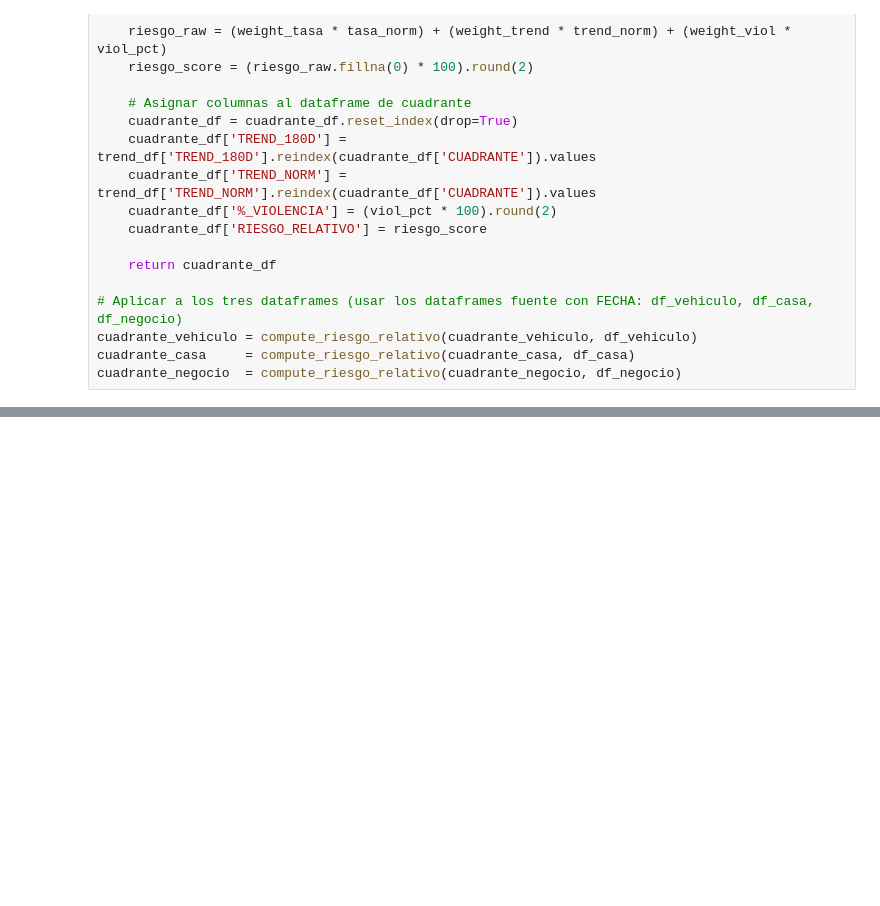
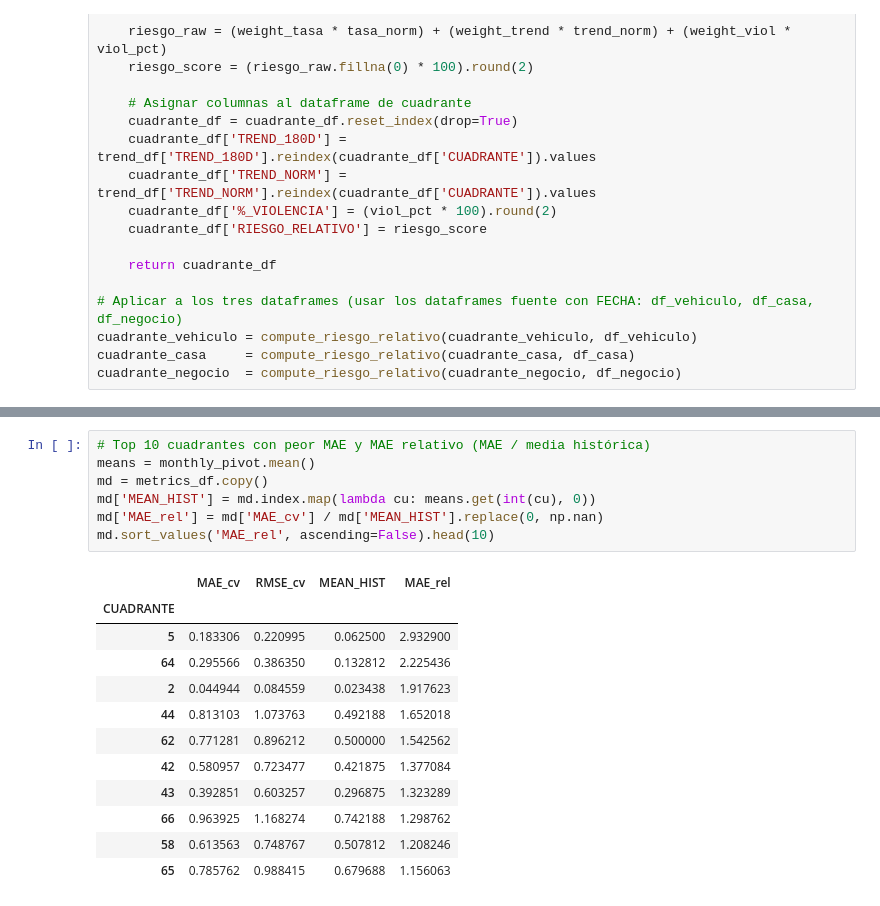
Before and after one commit to CLA-TI3001C-AD2025-G100/A01563230-EDA, a Jupyter notebook: FICOSEC.ipynb, the cells around one changed output, grey strips where cells are left out. Saved outputs shown, nothing was run; the diff lists cells and outputs as text; blank space fills up the shorter version.

```diff
--- a/FICOSEC.ipynb
+++ b/FICOSEC.ipynb
@@ -372,0 +767,20 @@ cuadrante_vehiculo.head()
+# %%
+# Top 10 cuadrantes con peor MAE y MAE relativo (MAE / media histórica)
+means = monthly_pivot.mean()
+md = metrics_df.copy()
+md['MEAN_HIST'] = md.index.map(lambda cu: means.get(int(cu), 0))
+md['MAE_rel'] = md['MAE_cv'] / md['MEAN_HIST'].replace(0, np.nan)
+md.sort_values('MAE_rel', ascending=False).head(10)
+# %% [output]
+|  | MAE_cv | RMSE_cv | MEAN_HIST | MAE_rel |
+| CUADRANTE |  |  |  |  |
+| 5 | 0.183306 | 0.220995 | 0.062500 | 2.932900 |
+| 64 | 0.295566 | 0.386350 | 0.132812 | 2.225436 |
+| 2 | 0.044944 | 0.084559 | 0.023438 | 1.917623 |
+| 44 | 0.813103 | 1.073763 | 0.492188 | 1.652018 |
+| 62 | 0.771281 | 0.896212 | 0.500000 | 1.542562 |
+| 42 | 0.580957 | 0.723477 | 0.421875 | 1.377084 |
+| 43 | 0.392851 | 0.603257 | 0.296875 | 1.323289 |
+| 66 | 0.963925 | 1.168274 | 0.742188 | 1.298762 |
+| 58 | 0.613563 | 0.748767 | 0.507812 | 1.208246 |
+| 65 | 0.785762 | 0.988415 | 0.679688 | 1.156063 |
```
Also changed, not shown: parts of 34 cells of this notebook.
